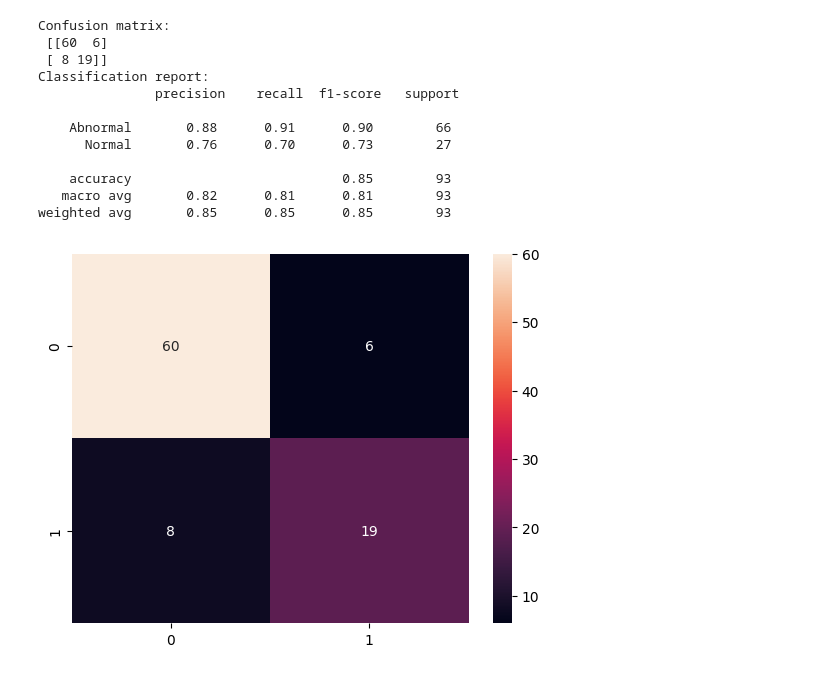
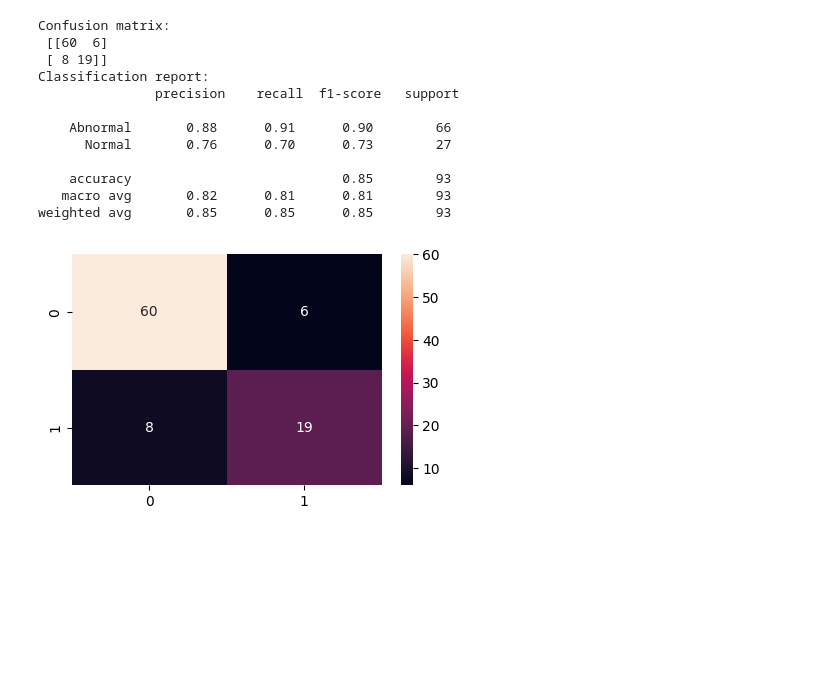
Before and after one commit to burcuuluag/python_projects, a Jupyter notebook: ml_projects/biomedical/main.ipynb, the cells around one changed output. Cells and saved outputs as stored; diff of their text form; code cells hidden in the pictures; blank space fills up the shorter version.

```diff
--- a/ml_projects/biomedical/main.ipynb
+++ b/ml_projects/biomedical/main.ipynb
@@ -234,7 +241,11 @@ Classification report:
    macro avg       0.82      0.81      0.81        93
 weighted avg       0.85      0.85      0.85        93
 # %%
+import matplotlib.pyplot as plt
+import seaborn as sns
+#size adjust
+plt.figure(figsize=(5, 3))
 sns.heatmap(cm,annot=True,fmt="d")
 plt.show()
 # %% [output]
-[figure, old version]
+[figure, new version]
```
Also changed, not shown: parts of 7 cells of this notebook.
